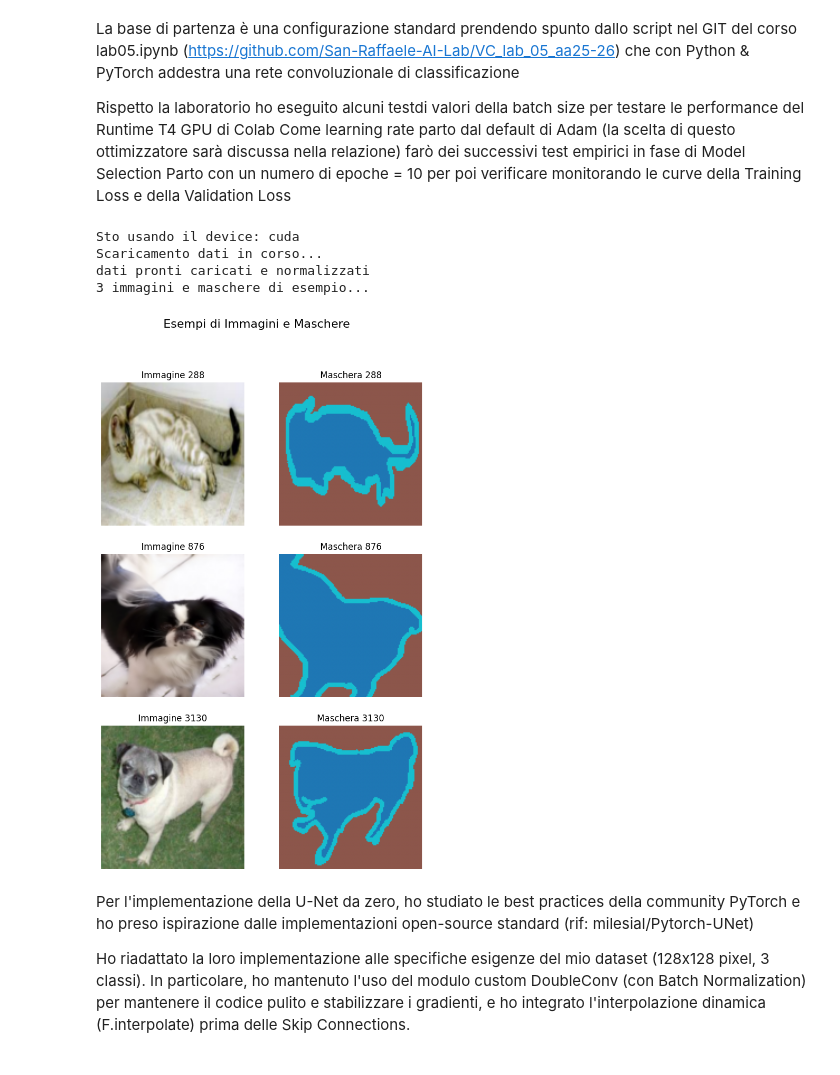
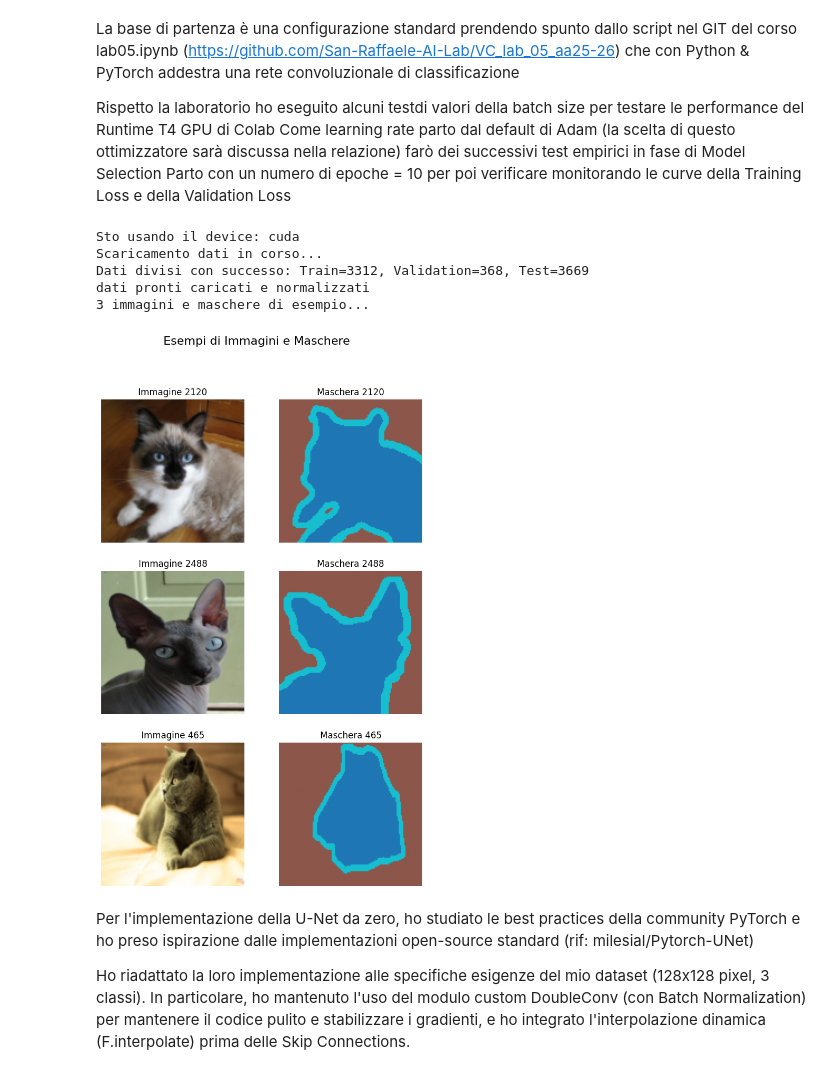
Before and after one commit to alessandroscatto-uniroma5/Computer_Vision_25-26, a Jupyter notebook: 0322500036_ASCATTO_B2_PROGETTO_CV.ipynb, the cells around one changed output. Saved outputs shown, nothing was run; the diff lists cells and outputs as text; code cells hidden in the pictures.

Commit message:
Aggiornato notebook rivisti iperparametri, ed implementata parte di DOMAIN SHIFT

```diff
--- a/0322500036_ASCATTO_B2_PROGETTO_CV.ipynb
+++ b/0322500036_ASCATTO_B2_PROGETTO_CV.ipynb
@@ -21,15 +21,15 @@ from torch.utils.data import DataLoader
 from torchvision import datasets, transforms
 import matplotlib.pyplot as plt
 import numpy as np
-# from torchview import draw_graph
 import random
+from torch.utils.data import random_split # <-- aggiunta per dividere il validation set
 
-# CONFIGURAZIONI
+# CONFIGURAZIONI - IPERPARAMETRI
 # Imposto la dimensione a 128x128  ed un batch_size adeguato per le performance disponibili utilizzando un Runtime T4 a GPU di COLAB
 IMG_SIZE = 128
 BATCH_SIZE = 128 # proviamo ad alzare se il runtime tiene
 LEARNING_RATE = 0.001 # adam default poi si può provare a cambiare
-EPOCHS = 20 # da tarare
+EPOCHS = 19 # dopo varie prove ho evidenze che a 20 vado in overfitting > allego grafico alla relazione
 
 # AGG. dopo varie prove ho visto che Colab ha tenuto fino ad un batch = 128
 # AGG. ho aumentato a step il numero di EPOCHS fino a 20 verificando le curve della Training Loss e della Validation Loss
@@ -64,9 +64,21 @@ class OxfordPetDataset(datasets.OxfordIIITPet):
         return img_transform(img), mask_transform(target) - 1
 
 # utilizzando la nuova classe, scarico il dataset dividendo tra training e test
+# aggiunta divisione anche di validation set (Oxfordpet non lo prevede di default)
 print("Scaricamento dati in corso...")
-train_data = OxfordPetDataset(root='./data', split='trainval', target_types='segmentation', download=True)
+full_train_data = OxfordPetDataset(root='./data', split='trainval', target_types='segmentation', download=True)
 test_data = OxfordPetDataset(root='./data', split='test', target_types='segmentation', download=True)
+
+# Dividiamo il 'trainval' in vero Train (90%) e Validation (10%)
+train_size = int(0.9 * len(full_train_data))
+val_size = len(full_train_data) - train_size
+
+# Usiamo un "generator" con un seed fisso (42) così lo split è riproducibile.
+generator = torch.Generator().manual_seed(42)
+train_data, val_subset = random_split(full_train_data, [train_size, val_size], generator=generator)
+
+print(f"Dati divisi con successo: Train={len(train_subset)}, Validation={len(val_subset)}, Test={len(test_data)}")
+
 
 #train_loader = DataLoader(train_data, batch_size=BATCH_SIZE, shuffle=True)
 #test_loader = DataLoader(test_data, batch_size=BATCH_SIZE, shuffle=False)
@@ -74,6 +86,8 @@ test_data = OxfordPetDataset(root='./data', split='test', target_types='segmenta
 
 train_loader = DataLoader(train_data, batch_size=BATCH_SIZE, shuffle=True, num_workers=2, pin_memory=True)
 test_loader = DataLoader(test_data, batch_size=BATCH_SIZE, shuffle=False, num_workers=2, pin_memory=True)
+val_loader = DataLoader(val_subset, batch_size=BATCH_SIZE, shuffle=False, num_workers=2, pin_memory=True)
+
 
 print("dati pronti caricati e normalizzati")
 
@@ -81,34 +95,35 @@ print("dati pronti caricati e normalizzati")
 print("3 immagini e maschere di esempio...")
 
 fig, axes = plt.subplots(3, 2, figsize=(8, 12))
 fig.suptitle('Esempi di Immagini e Maschere', fontsize=16)
 
 for i in range(3):
     #  prendo delle immagini casuali dal dataset di training
     idx = random.randint(0, len(train_data) - 1)
     img, mask = train_data[idx]
 
     # avendo caricato le immagini come tensori [C, H, W], le devo riordinare le dimensioni per matplotlib [H, W, C]
     img_display = img.permute(1, 2, 0).numpy()
     # anche le maschere sono tensori [C, H, W], per visualizzarle uso il metodo squeeze [H, W]
     mask_display = mask.squeeze().numpy()
 
     axes[i, 0].imshow(img_display)
     axes[i, 0].set_title(f'Immagine {idx}')
     axes[i, 0].axis('off')
 
     # Per visualizzare le classi (0, 1, 2) della maschera uso una colormap
     axes[i, 1].imshow(mask_display, cmap='tab10', vmin=0, vmax=2)
     axes[i, 1].set_title(f'Maschera {idx}')
     axes[i, 1].axis('off')
 
 plt.show()
 # %% [output]
 Sto usando il device: cuda
 Scaricamento dati in corso...
+Dati divisi con successo: Train=3312, Validation=368, Test=3669
 dati pronti caricati e normalizzati
 3 immagini e maschere di esempio...
-[figure, old version]
+[figure, new version]
 # %% [markdown]
 Per l'implementazione della U-Net da zero, ho studiato le best practices della community PyTorch e ho preso ispirazione dalle implementazioni open-source standard (rif: milesial/Pytorch-UNet)
 
```
Also changed, not shown: parts of 4 cells of this notebook.
